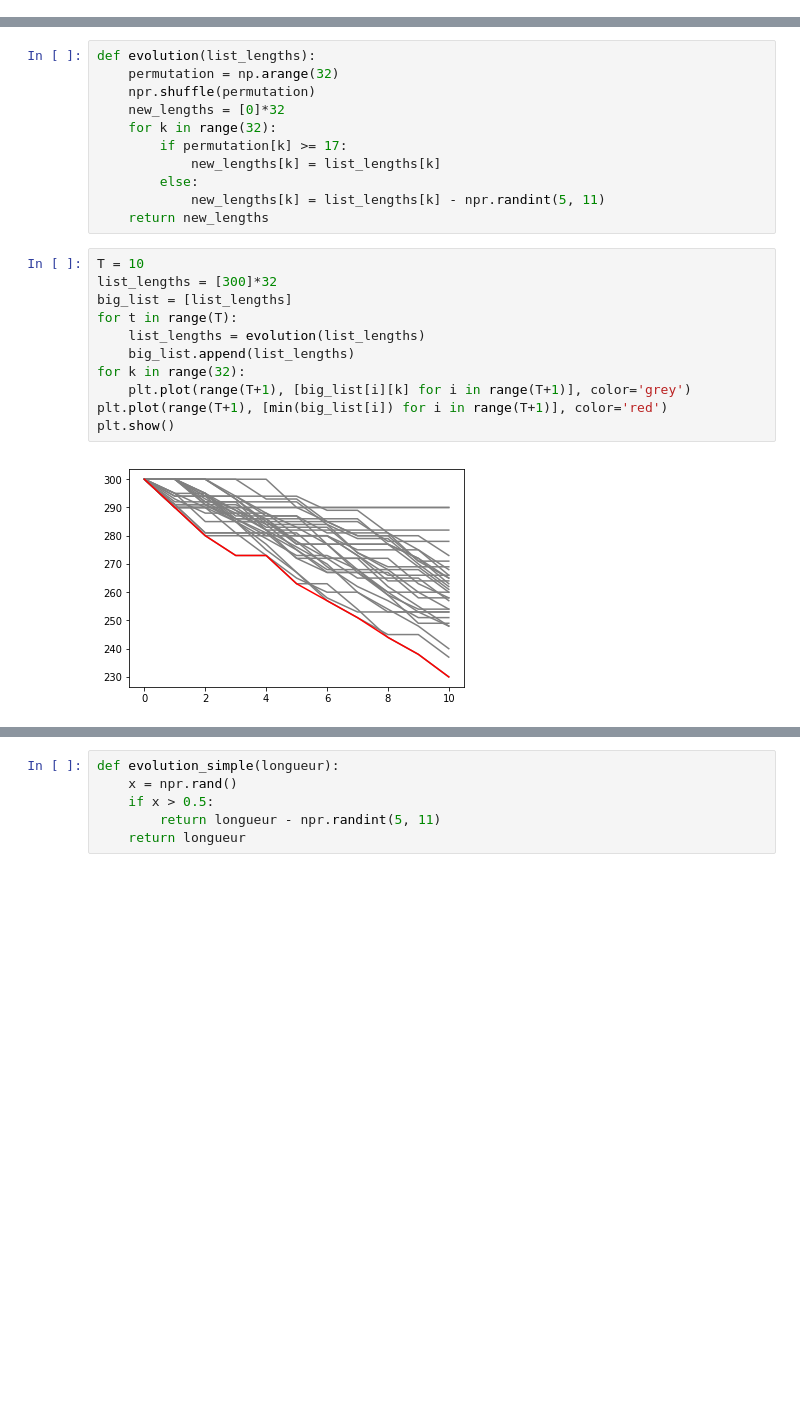
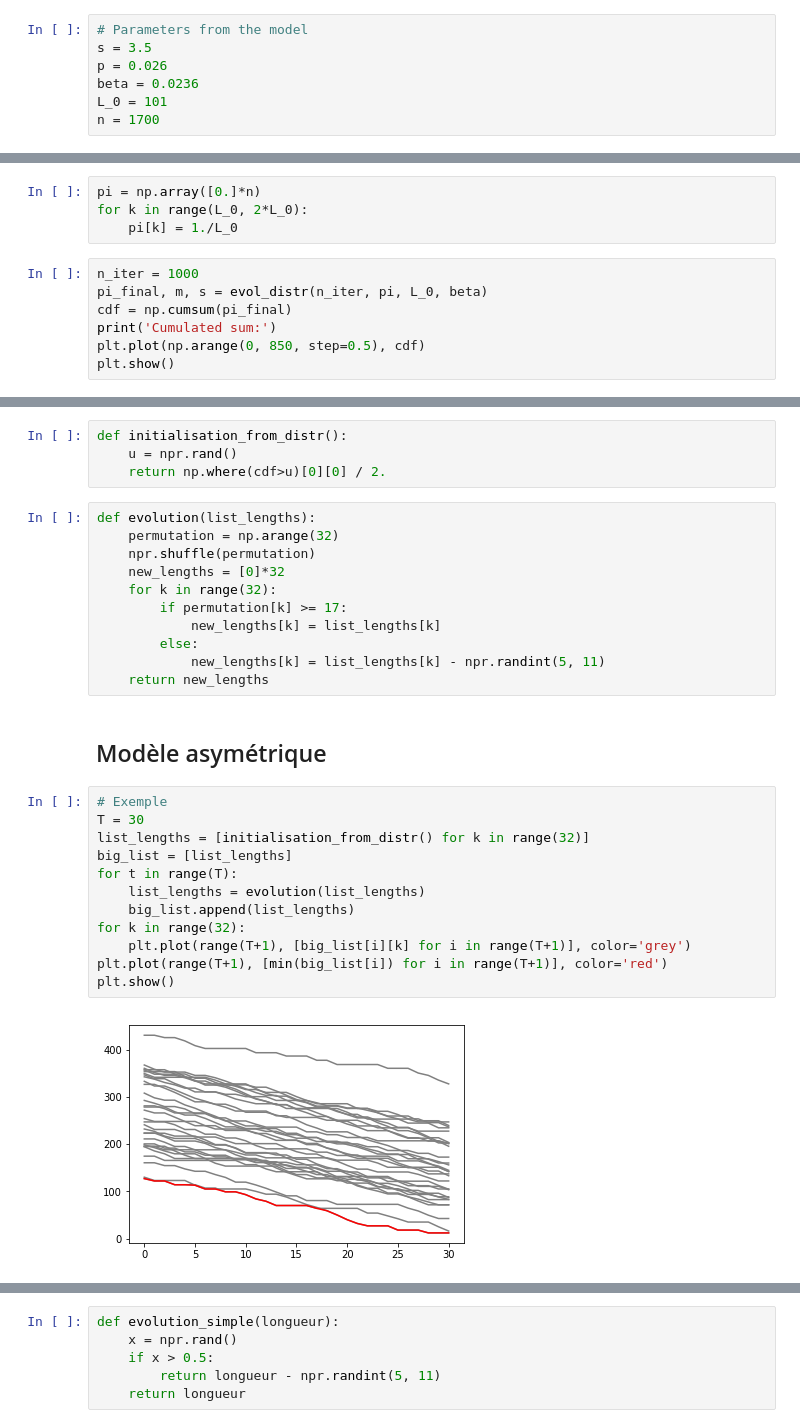
Before and after one commit to PierreMarion23/EA_P2_binder, a Jupyter notebook: simulation_sans_telomerase.ipynb, the cells around one changed output, grey strips where cells are left out. Cells and saved outputs as stored; diff of their text form; blank space fills up the shorter version.

```diff
--- a/simulation_sans_telomerase.ipynb
+++ b/simulation_sans_telomerase.ipynb
@@ -8,0 +11,7 @@ from scipy import stats as scs
+# %%
+# Parameters from the model
+s = 3.5
+p = 0.026
+beta = 0.0236
+L_0 = 101
+n = 1700
@@ -8,0 +65,11 @@ from scipy import stats as scs
+# %%
+pi = np.array([0.]*n)
+for k in range(L_0, 2*L_0):
+    pi[k] = 1./L_0
+# %%
+n_iter = 1000
+pi_final, m, s = evol_distr(n_iter, pi, L_0, beta)
+cdf = np.cumsum(pi_final)
+print('Cumulated sum:')
+plt.plot(np.arange(0, 850, step=0.5), cdf)
+plt.show()
@@ -9,3 +83,7 @@ from scipy import stats as scs
+# %%
+def initialisation_from_distr():
+    u = npr.rand()
+    return np.where(cdf>u)[0][0] / 2.
 # %%
 def evolution(list_lengths):
     permutation = np.arange(32)
@@ -17,16 +95,19 @@ def evolution(list_lengths):
         else:
             new_lengths[k] = list_lengths[k] - npr.randint(5, 11)
     return new_lengths
+# %% [markdown]
+## Modèle asymétrique
 # %%
-T = 10
-list_lengths = [300]*32
+# Exemple
+T = 30
+list_lengths = [initialisation_from_distr() for k in range(32)]
 big_list = [list_lengths]
 for t in range(T):
     list_lengths = evolution(list_lengths)
     big_list.append(list_lengths)
 for k in range(32):
     plt.plot(range(T+1), [big_list[i][k] for i in range(T+1)], color='grey')
 plt.plot(range(T+1), [min(big_list[i]) for i in range(T+1)], color='red')
 plt.show()
 # %% [output]
-[figure, old version]
+[figure, new version]
```
Also changed, not shown: parts of 26 cells of this notebook.
